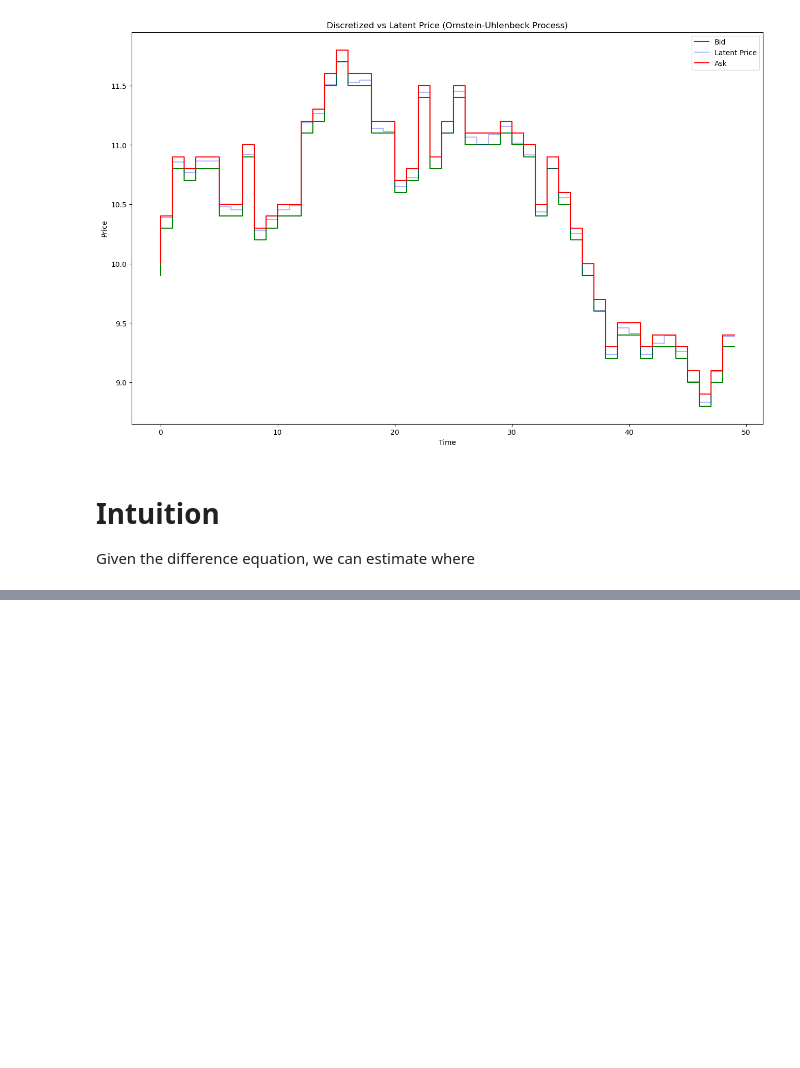
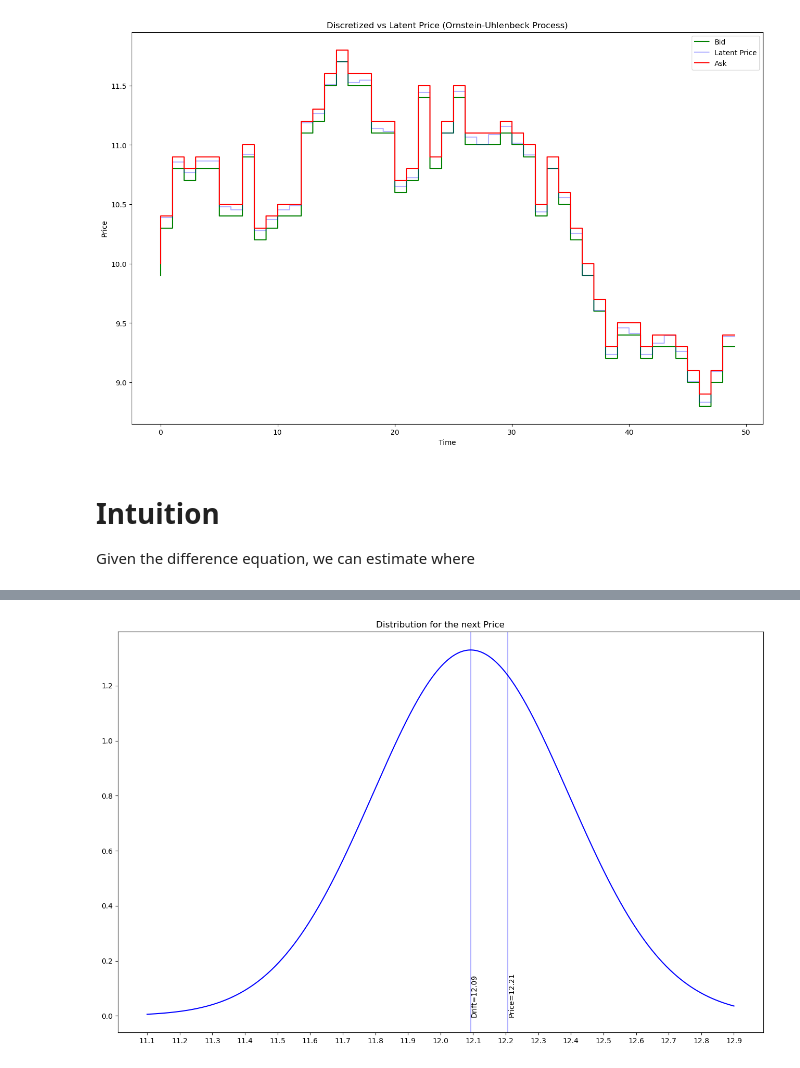
Before and after one commit to philipwlee/oumm, a Jupyter notebook: ou_market_making.ipynb, the cells around one changed output, grey strips where cells are left out. Drawn from its saved outputs; the diff is of its cells as text; code cells hidden in the pictures; blank space fills up the shorter version.

```diff
--- a/ou_market_making.ipynb
+++ b/ou_market_making.ipynb
@@ -157,0 +109,30 @@ array([ 0.   , -0.007, -0.014, -0.021, -0.028, -0.035, -0.042, -0.049,
+# %%
+def round_to(x: float, rounder: float) -> float:
+    return (x // rounder) * rounder
+
+hi_bid = round_to(hi_latent, TICKSIZE)
+hi_mid = hi_bid + TICKSIZE / 2
+hi_ask = hi_bid + TICKSIZE
+
+hi_drift = pripro.dynamics.theta * (pripro.dynamics.mu - hi_mid) * pripro.dynamics.deltat
+hi_mean = hi_mid + hi_drift
+std = pripro.dynamics.sigma * pripro.dynamics.deltat**0.5
+
+prices = np.linspace(round_to(hi_mean - std * 3, TICKSIZE), round_to(hi_mean + std * 3, TICKSIZE), 1000)
+pdf = stats.norm.pdf(prices, hi_mean, std)
+
+fig, axs = plt.subplots()
+axs.plot(prices, pdf, color='b')
+axs.axvline(hi_mean, color='b', alpha=0.3)
+axs.axvline(hi_latent, color='b', alpha=0.3)
+
+axs.text(hi_latent, 0, f"Price={hi_latent:.2f}", rotation=90)
+axs.text(hi_mean, 0, f"Drift={hi_mean:.2f}", rotation=90)
+
+xti = np.round(np.arange(prices.min(), prices.max()+TICKSIZE, TICKSIZE), 1)
+
+axs.set(title="Distribution for the next Price", xticks=xti, xticklabels=xti)
+
+plt.show()
+# %% [output]
+[figure, added]
```
Also changed, not shown: parts of 12 cells of this notebook, 1 other file.
